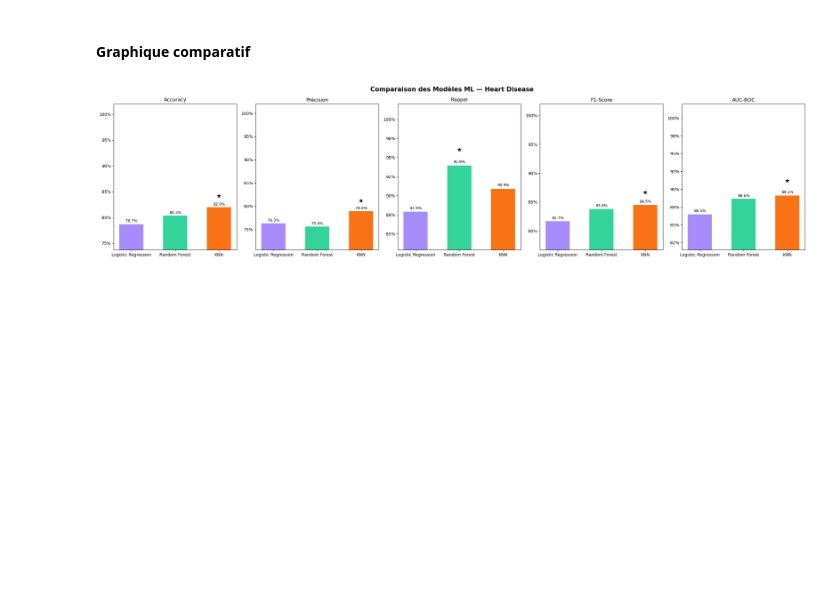
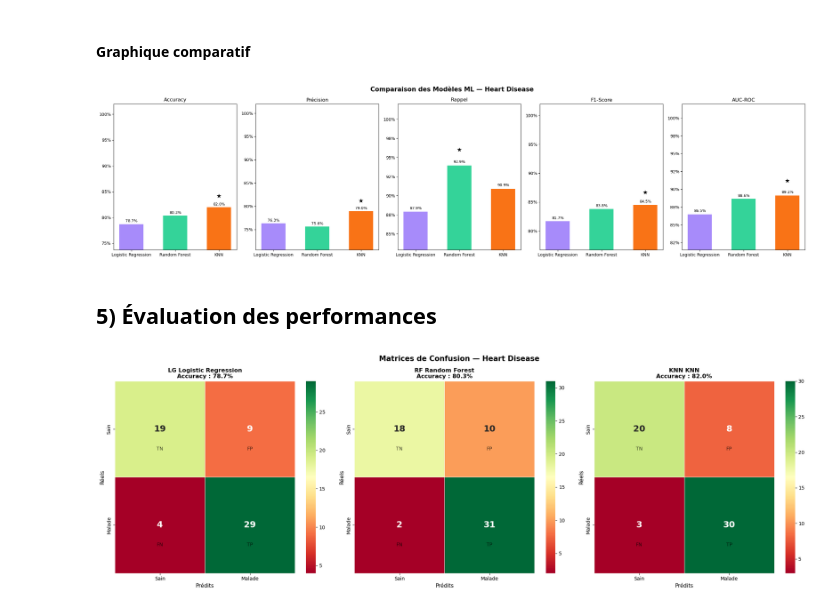
Before and after one commit to Lanja7126/Examen_ML, a Jupyter notebook: heart.ipynb, the cells around one changed output. Cells and saved outputs as stored; diff of their text form; code cells hidden in the pictures; blank space fills up the shorter version.

Commit message:
évaluation & interpretation & amélioratio

```diff
--- a/heart.ipynb
+++ b/heart.ipynb
@@ -534,3 +534,34 @@ plt.savefig('./images/comparaison/comparaison.png', dpi=130, bbox_inches='tight'
 plt.show()
 # %% [output]
 [figure]
+# %% [markdown]
+## 5) Évaluation des performances
+# %%
+#  Matrices de confusion
+fig, axes = plt.subplots(1, 3, figsize=(21, 7))
+
+for idx, (ax, (name, cfg)) in enumerate(zip(axes, models.items())):
+    cm = confusion_matrix(y_test, predictions[name])
+    sns.heatmap(cm, annot=True, fmt='d', cmap='RdYlGn', ax=ax,
+                cbar=True, linewidths=0.5,
+                annot_kws={'size': 18, 'weight': 'bold'},
+                xticklabels=['Sain', 'Malade'],
+                yticklabels=['Sain', 'Malade'])
+    ax.set_title(f"{cfg['icon']} {name}\nAccuracy : {results[name]['Accuracy (%)']:.1f}%",
+                 fontsize=12, fontweight='bold')
+    ax.set_xlabel('Prédits', fontsize=11)
+    ax.set_ylabel('Réels', fontsize=11)
+
+    # Annotations TP/TN/FP/FN avec énumération
+    labels = [['TN', 'FP'], ['FN', 'TP']]
+    for i in range(2):
+        for j in range(2):
+            ax.text(j + 0.5, i + 0.72, labels[i][j],
+                    ha='center', fontsize=10, alpha=0.7)
+
+fig.suptitle('Matrices de Confusion — Heart Disease', fontsize=15, fontweight='bold')
+plt.tight_layout()
+plt.savefig('./images/evaluation/confusion.png', dpi=130, bbox_inches='tight')
+plt.show()
+# %% [output]
+[figure, added]
```
Also changed, not shown: parts of 6 cells of this notebook, 4 other files.
